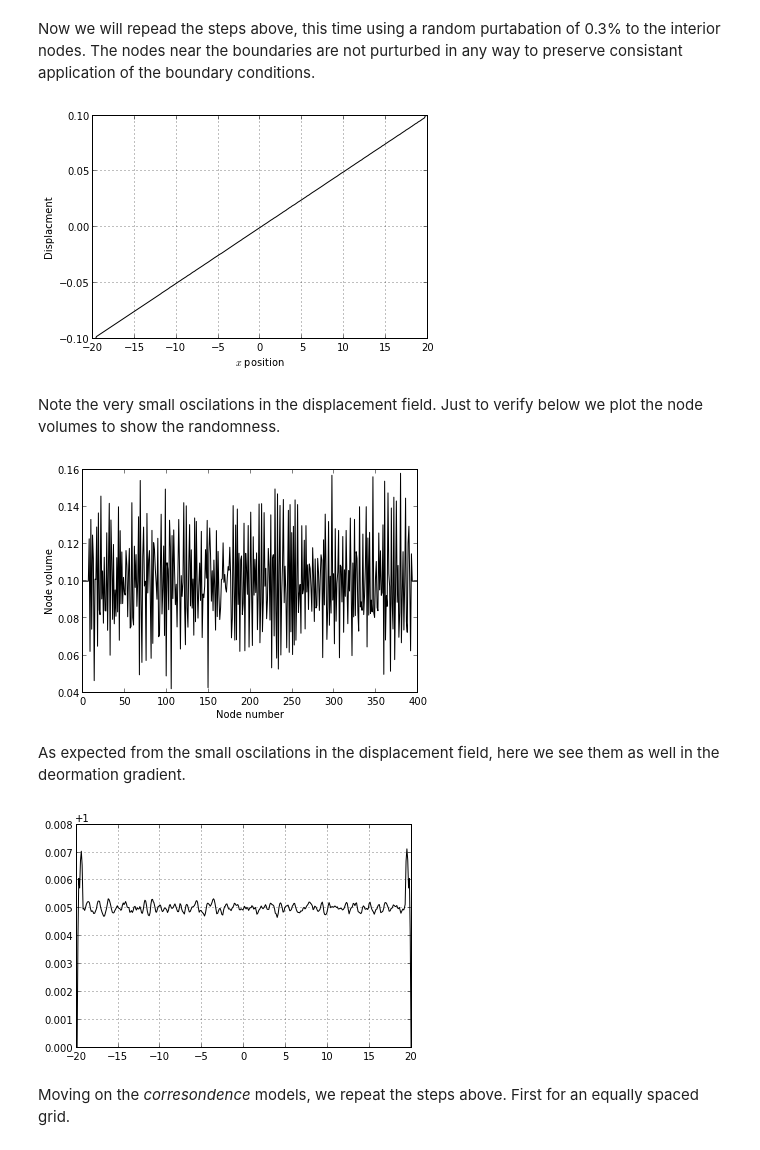
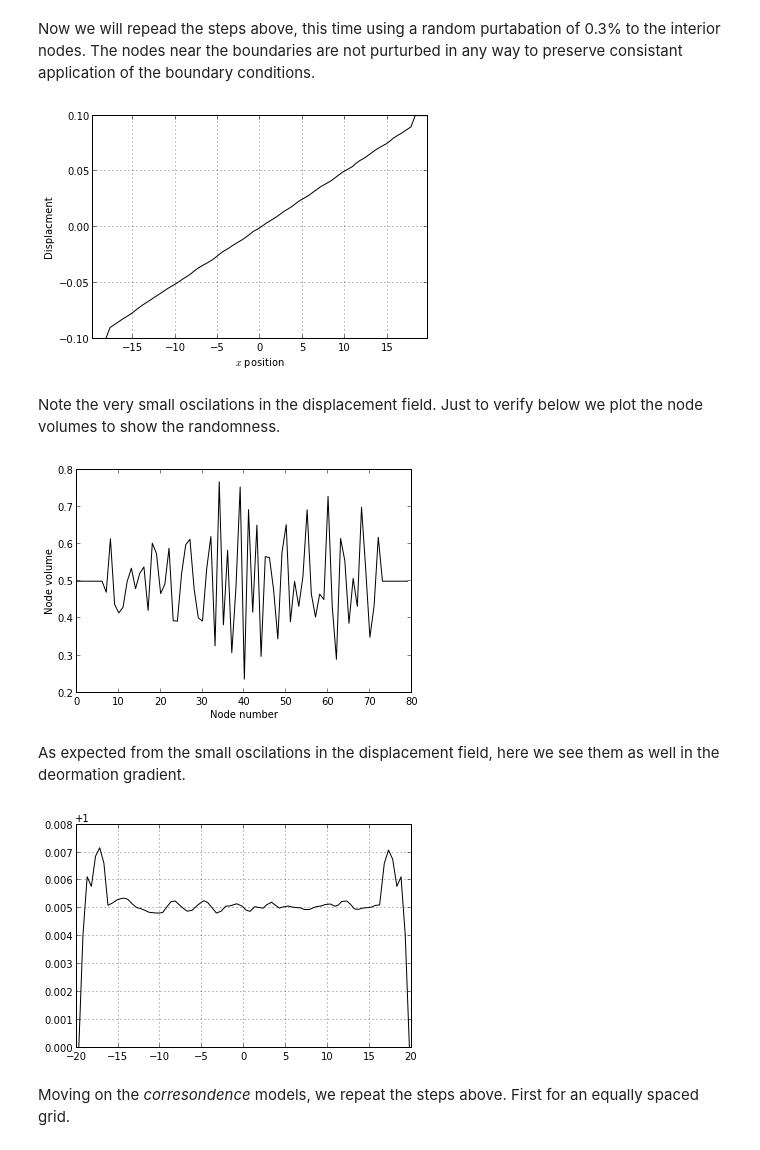
Before and after one commit to johntfoster/1DPDpy, a Jupyter notebook: PD1D.ipynb, the cells around one changed output. Saved outputs shown, nothing was run; the diff lists cells and outputs as text; code cells hidden in the pictures.

Commit message:
Fix first plot

```diff
--- a/PD1D.ipynb
+++ b/PD1D.ipynb
@@ -140,21 +140,21 @@ plt.xlabel('$x$ position');
 Now we will repead the steps above, this time using a random purtabation of 0.3% to the interior nodes.  The nodes near the boundaries are not purturbed in any way to preserve consistant application of the boundary conditions.
 # %%
 fixed_length = 40
-delta_x = 0.1
+delta_x = 0.5
 fixed_horizon = 3.5 * delta_x
 
 problem2 = PD_Problem(bar_length=fixed_length, number_of_elements=(fixed_length/delta_x),
                       horizon=fixed_horizon, constitutive_model_flag='LPS', randomization_factor=0.3)
 problem2.solve(prescribed_displacement=0.1)
 disp2 = problem2.get_solution()
 nodes2 = problem2.get_nodes()
 plt.plot(nodes2, disp2, 'k-');
 plt.grid(b=True);
 plt.axis('tight');
 plt.ylabel('Displacment');
 plt.xlabel('$x$ position');
 # %% [output]
-[figure, old version]
+[figure, new version]
 # %% [markdown]
 Note the very small oscilations in the displacement field.  Just to verify below we plot the node volumes to show the randomness.
 # %%
@@ -162,7 +162,7 @@ plt.plot(range(len(nodes2)), problem2.lengths, 'k-');
 plt.ylabel('Node volume');
 plt.xlabel('Node number');
 # %% [output]
-[figure, old version]
+[figure, new version]
 # %% [markdown]
 As expected from the small oscilations in the displacement field, here we see them as well in the deormation gradient.
 # %%
@@ -171,7 +171,7 @@ plt.plot(nodes2, def_grad2, 'k-');
 plt.grid(b=True);
 plt.axis();
 # %% [output]
-[figure, old version]
+[figure, new version]
 # %% [markdown]
 Moving on the *corresondence* models, we repeat the steps above.  First for an equally spaced grid.
 # %%
```
Also changed, not shown: parts of 2 cells of this notebook.
